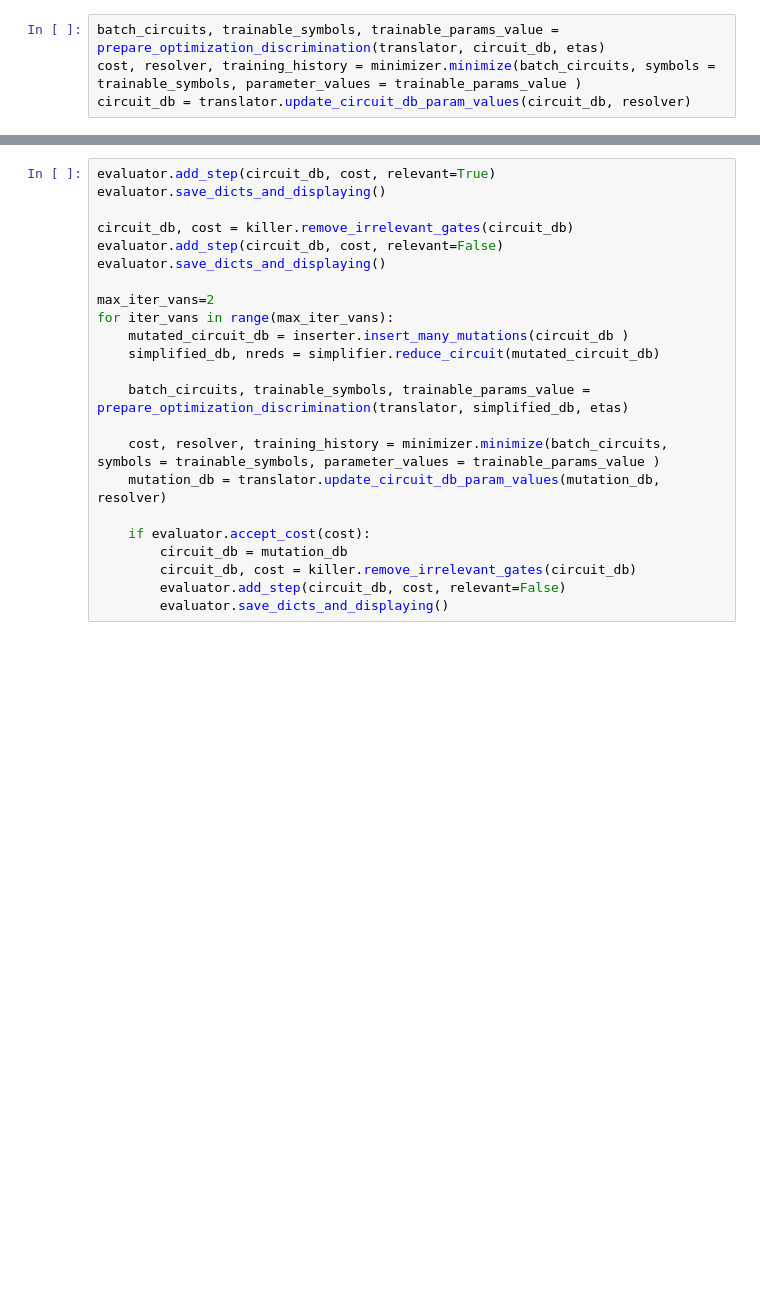
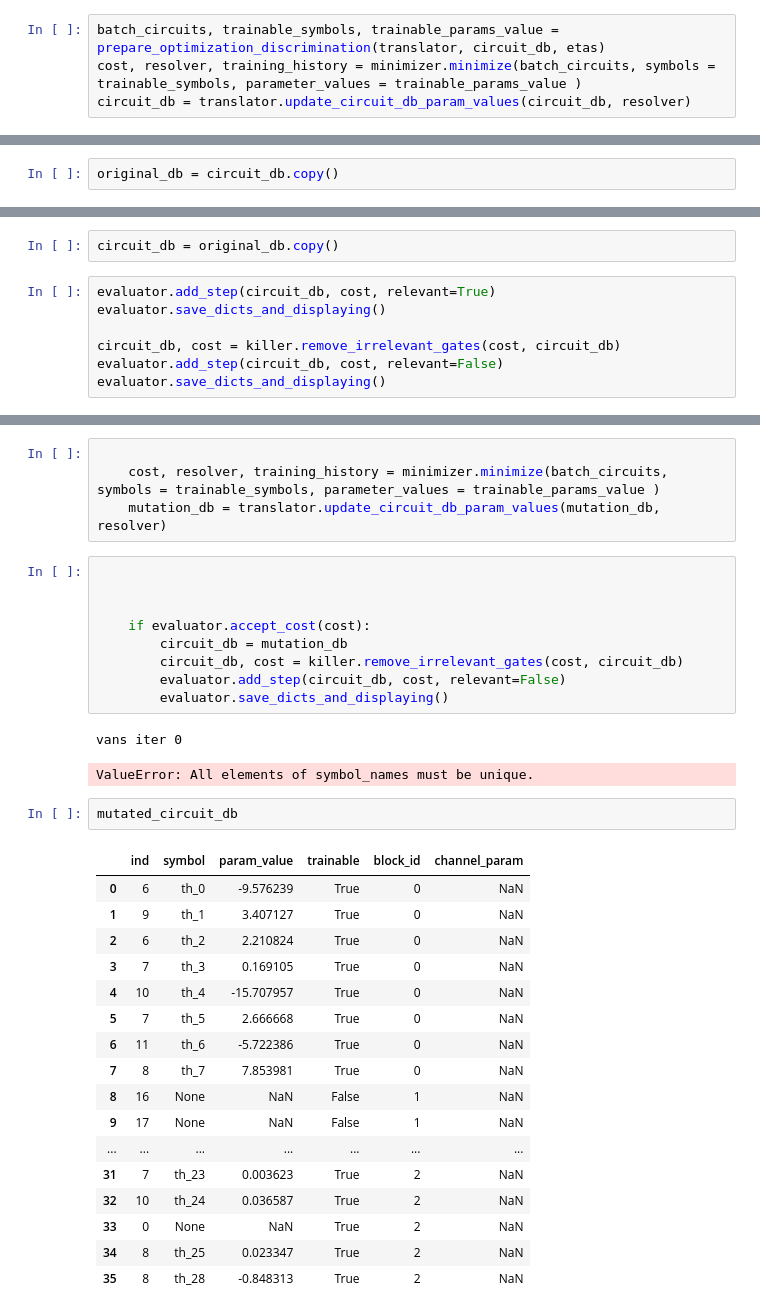
Before and after one commit to matibilkis/qvans, a Jupyter notebook: main_guy.ipynb, the cells around one changed output, grey strips where cells are left out. Cells and saved outputs as stored; diff of their text form; blank space fills up the shorter version.

```diff
--- a/main_guy.ipynb
+++ b/main_guy.ipynb
@@ -74,0 +94,2 @@ circuit_db = translator.update_circuit_db_param_values(circuit_db, resolver)
+# %%
+original_db = circuit_db.copy()
@@ -74,0 +128,9 @@ circuit_db = translator.update_circuit_db_param_values(circuit_db, resolver)
+# %%
+circuit_db = original_db.copy()
+# %%
+evaluator.add_step(circuit_db, cost, relevant=True)
+evaluator.save_dicts_and_displaying()
+
+circuit_db, cost = killer.remove_irrelevant_gates(cost, circuit_db)
+evaluator.add_step(circuit_db, cost, relevant=False)
+evaluator.save_dicts_and_displaying()
@@ -75,23 +220,36 @@ circuit_db = translator.update_circuit_db_param_values(circuit_db, resolver)
+# %%
+
+    cost, resolver, training_history = minimizer.minimize(batch_circuits, symbols = trainable_symbols, parameter_values = trainable_params_value )
+    mutation_db = translator.update_circuit_db_param_values(mutation_db, resolver)
 # %%
-evaluator.add_step(circuit_db, cost, relevant=True)
-evaluator.save_dicts_and_displaying()
 
-circuit_db, cost = killer.remove_irrelevant_gates(circuit_db)
-evaluator.add_step(circuit_db, cost, relevant=False)
-evaluator.save_dicts_and_displaying()
 
-max_iter_vans=2
-for iter_vans in range(max_iter_vans):
-    mutated_circuit_db = inserter.insert_many_mutations(circuit_db )
-    simplified_db, nreds = simplifier.reduce_circuit(mutated_circuit_db)
-
-    batch_circuits, trainable_symbols, trainable_params_value = prepare_optimization_discrimination(translator, simplified_db, etas)
-
-    cost, resolver, training_history = minimizer.minimize(batch_circuits, symbols = trainable_symbols, parameter_values = trainable_params_value )
-    mutation_db = translator.update_circuit_db_param_values(mutation_db, resolver)
 
     if evaluator.accept_cost(cost):
         circuit_db = mutation_db
-        circuit_db, cost = killer.remove_irrelevant_gates(circuit_db)
+        circuit_db, cost = killer.remove_irrelevant_gates(cost, circuit_db)
         evaluator.add_step(circuit_db, cost, relevant=False)
         evaluator.save_dicts_and_displaying()
+# %% [output]
+vans iter 0
+ValueError: All elements of symbol_names must be unique.
+# %%
+mutated_circuit_db
+# %% [output]
+|  | ind | symbol | param_value | trainable | block_id | channel_param |
+| 0 | 6 | th_0 | -9.576239 | True | 0 | NaN |
+| 1 | 9 | th_1 | 3.407127 | True | 0 | NaN |
+| 2 | 6 | th_2 | 2.210824 | True | 0 | NaN |
+| 3 | 7 | th_3 | 0.169105 | True | 0 | NaN |
+| 4 | 10 | th_4 | -15.707957 | True | 0 | NaN |
+| 5 | 7 | th_5 | 2.666668 | True | 0 | NaN |
+| 6 | 11 | th_6 | -5.722386 | True | 0 | NaN |
+| 7 | 8 | th_7 | 7.853981 | True | 0 | NaN |
+| 8 | 16 | None | NaN | False | 1 | NaN |
+| 9 | 17 | None | NaN | False | 1 | NaN |
+| ... | ... | ... | ... | ... | ... | ... |
+| 31 | 7 | th_23 | 0.003623 | True | 2 | NaN |
+| 32 | 10 | th_24 | 0.036587 | True | 2 | NaN |
+| 33 | 0 | None | NaN | True | 2 | NaN |
+| 34 | 8 | th_25 | 0.023347 | True | 2 | NaN |
+| 35 | 8 | th_28 | -0.848313 | True | 2 | NaN |
```
Also changed, not shown: parts of 18 cells of this notebook, 5 other files.
